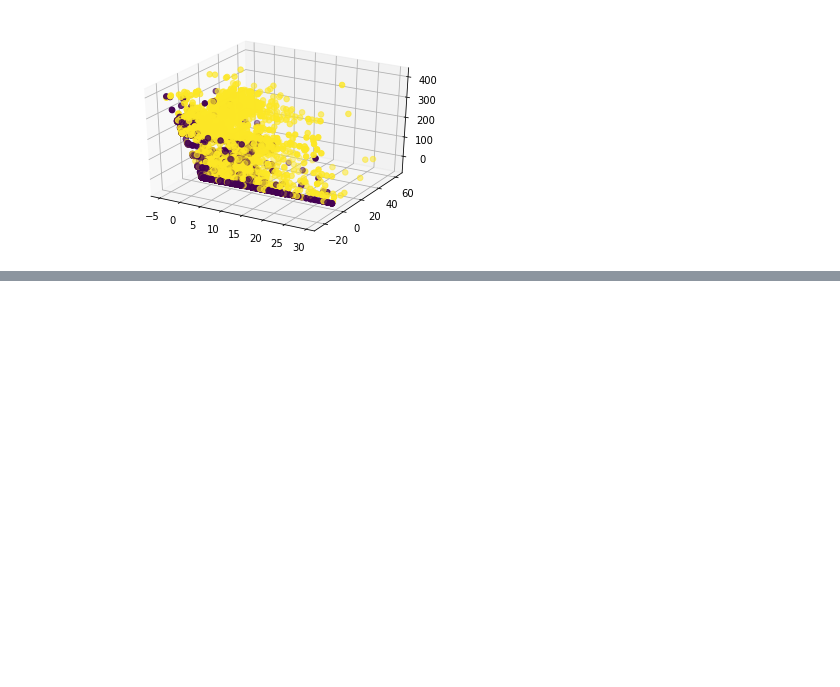
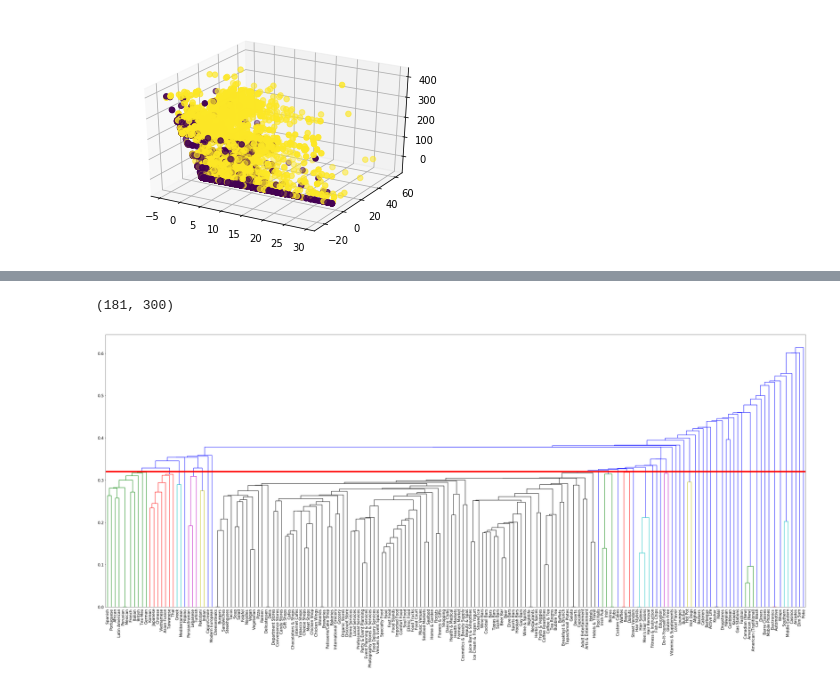
Before and after one commit to Coldsp33d/Yelp-Challenge-2018, a Jupyter notebook: clustering.ipynb, the cells around one changed output, grey strips where cells are left out. Cells and saved outputs as stored; diff of their text form; code cells hidden in the pictures; blank space fills up the shorter version.

Commit message:
Business Category Phrase to Vector transformation + Dendrogram Plot + Agglomerative Clustering (Using cosine similarity)

```diff
--- a/clustering.ipynb
+++ b/clustering.ipynb
@@ -228,0 +259,29 @@ plt.show()
+# %%
+X = df['vector']
+X = np.asarray([x for x in X])
+# %%
+zero_valued_rows = np.where(~X.any(axis=1))[0]
+X = np.delete(X,zero_valued_rows,axis = 0)
+df = df.drop(zero_valued_rows, axis = 0)
+# %%
+X.shape
+# %% [output]
+(181, 300)
+# %%
+linked = linkage(X, 'single', 'cosine')
+# %%
+labelList = df['category'].values
+# %%
+plt.figure(figsize=(50, 20))
+
+dendrogram(linked,
+            orientation='top',
+            labels=labelList,
+            distance_sort='descending',
+            color_threshold=0.32,
+            show_leaf_counts=True)
+plt.tick_params(labelsize=15)
+plt.axhline(y=0.32, linewidth=6, color='r')
+plt.show()
+# %% [output]
+[figure, added]
```
Also changed, not shown: parts of 11 cells of this notebook.
